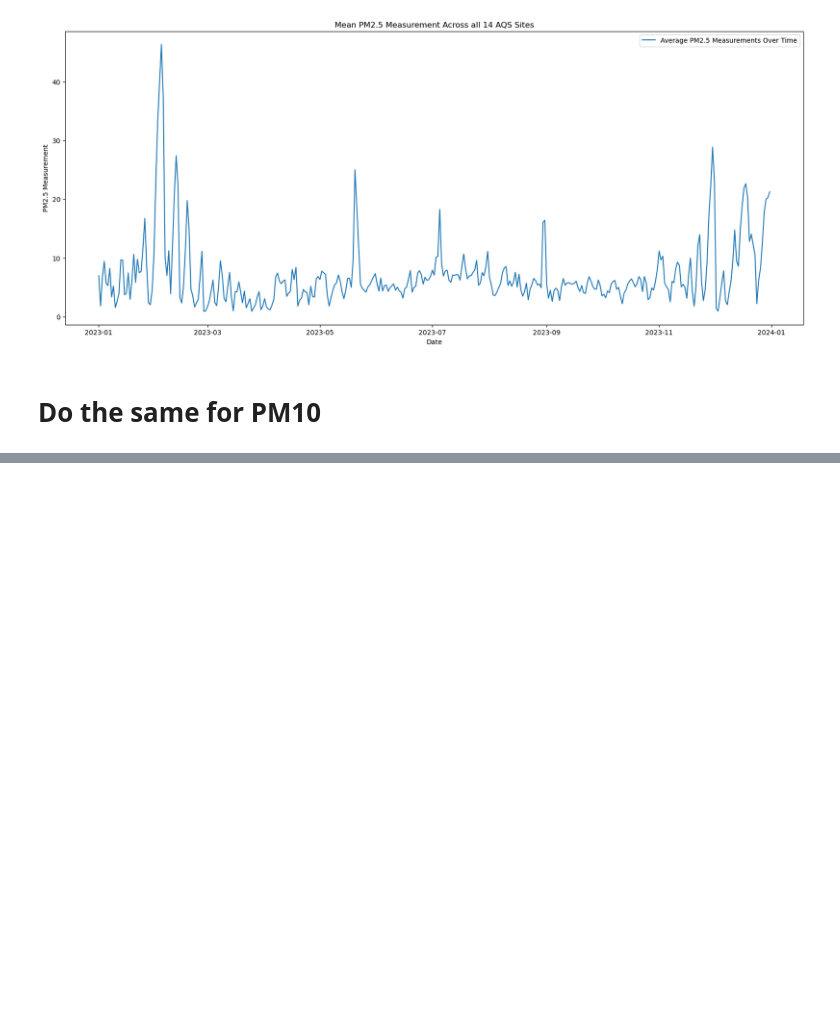
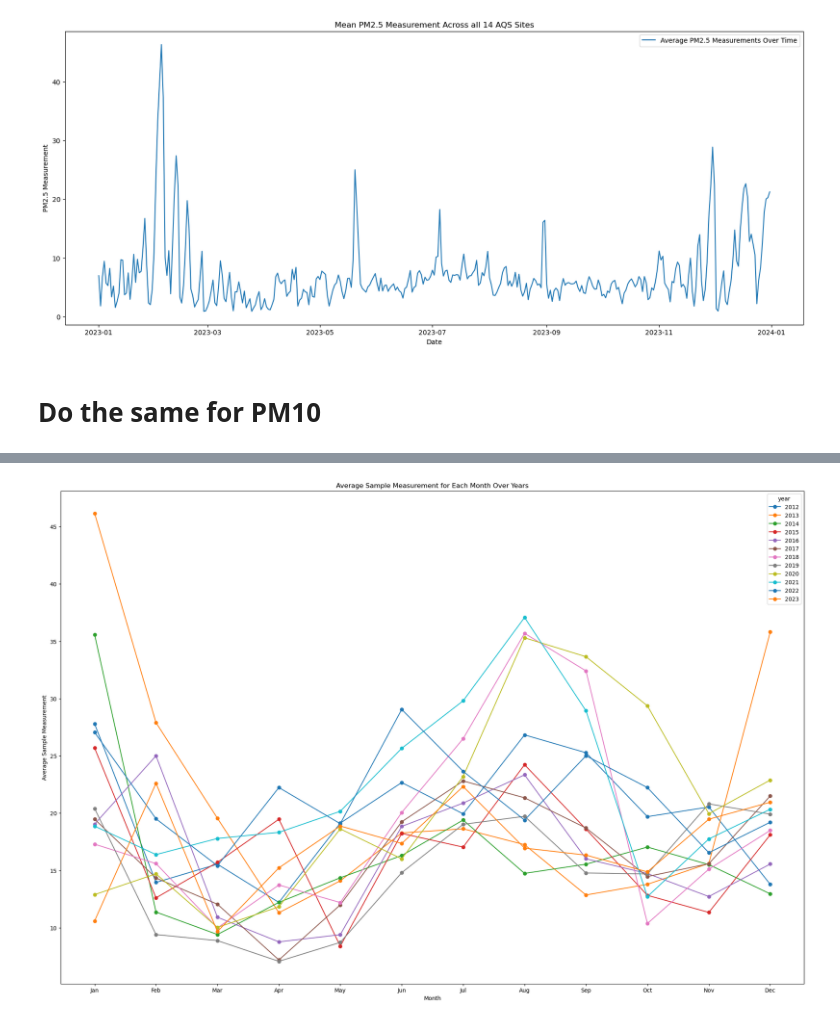
Before and after one commit to jaredfeldman/AI4AQ, a Jupyter notebook: notebooks/EDA/AQS/aqs-eda.ipynb, the cells around one changed output, grey strips where cells are left out. Drawn from its saved outputs; the diff is of its cells as text; code cells hidden in the pictures; blank space fills up the shorter version.

```diff
--- a/notebooks/EDA/AQS/aqs-eda.ipynb
+++ b/notebooks/EDA/AQS/aqs-eda.ipynb
@@ -201,0 +269,3 @@ plt.show()
+# %%
+# read in 2012 - 2023 data
+all_slc_counties_pm10_2012_2023 = pd.read_csv("aqs-all-slc-counties-pm10-2012-2023.csv")
@@ -201,0 +287,3 @@ plt.show()
+# %%
+# just pull midnight readings
+all_slc_counties_pm10_2012_2023 = all_slc_counties_pm10_2012_2023[all_slc_counties_pm10_2012_2023['time_local'] == "00:00"]
@@ -201,0 +295,9 @@ plt.show()
+# %%
+# Convert 'date_local' column to datetime type
+all_slc_counties_pm10_2012_2023['date_local'] = pd.to_datetime(all_slc_counties_pm10_2012_2023['date_local'])
+
+# Create a new column for the month
+all_slc_counties_pm10_2012_2023['month'] = all_slc_counties_pm10_2012_2023['date_local'].dt.month
+
+# Convert the month to a string with zero padding
+all_slc_counties_pm10_2012_2023['month'] = all_slc_counties_pm10_2012_2023['month'].apply(lambda x: f'{x:02d}')
@@ -201,0 +320,3 @@ plt.show()
+# %%
+# Create a new column for the year
+all_slc_counties_pm10_2012_2023['year'] = all_slc_counties_pm10_2012_2023['date_local'].dt.year
@@ -201,0 +384,32 @@ plt.show()
+# %%
+import calendar
+
+# Group data by 'year' and 'month', then calculate the average of 'sample_measurement'
+average_measurement = all_slc_counties_pm10_2012_2023.groupby(['year', 'month'])['sample_measurement'].mean()
+
+# Reset index to make 'year' and 'month' columns again
+average_measurement = average_measurement.reset_index()
+
+# Pivot the DataFrame to have 'year' as columns and 'month' as rows
+pivot_table = average_measurement.pivot(index='month', columns='year', values='sample_measurement')
+
+# Create a new figure and set its size
+fig, ax = plt.subplots(figsize=(24, 16))
+
+# Plot the pivot table
+pivot_table.plot(kind='line', marker='o', ax=ax)
+
+# Add labels and title
+plt.xlabel('Month')
+plt.ylabel('Average Sample Measurement')
+plt.title('Average Sample Measurement for Each Month Over Years')
+
+# Set x-axis ticks and labels
+months = [calendar.month_abbr[i] for i in range(1, 13)]  # Get abbreviated month names
+plt.xticks(range(0, 12), months)  # 1 to 12 with month names
+
+
+# Show plot
+plt.show()
+# %% [output]
+[figure, added]
```
Also changed, not shown: parts of 17 cells of this notebook, 5 other files.
